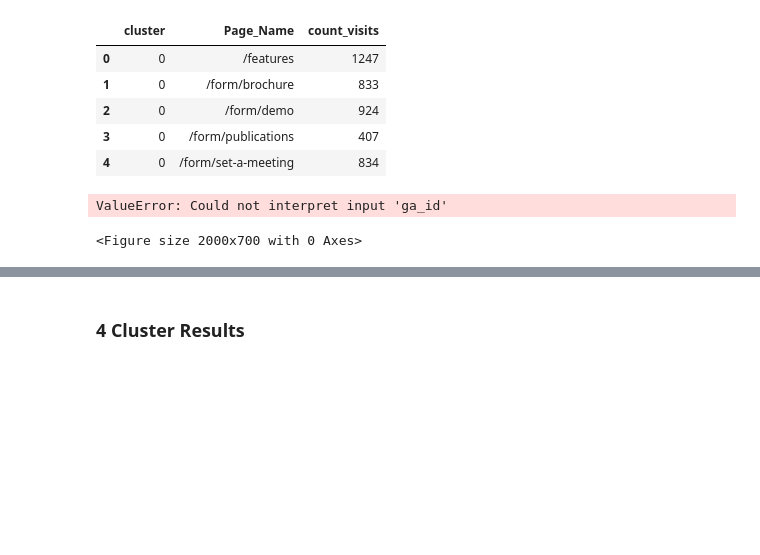
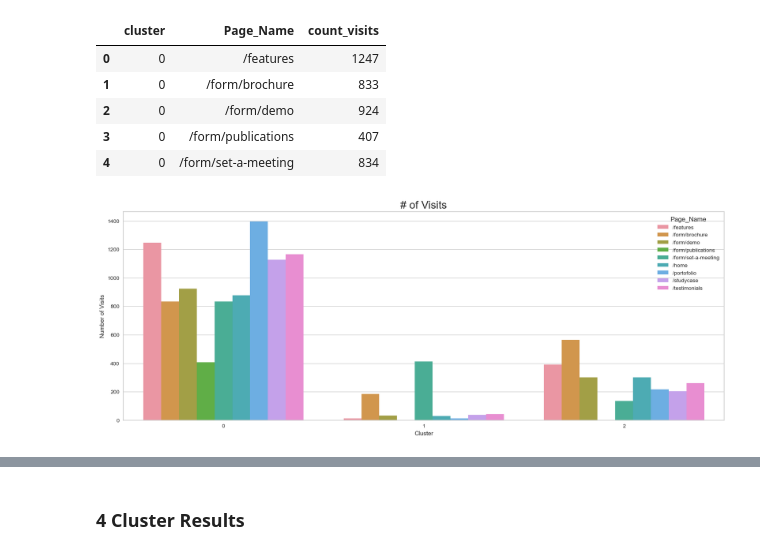
Before and after one commit to AdityaGita/da_saas_b4_labs, a Jupyter notebook: saas_analysis.ipynb, the cells around one changed output, grey strips where cells are left out. Saved outputs shown, nothing was run; the diff lists cells and outputs as text; code cells hidden in the pictures; blank space fills up the shorter version.

```diff
--- a/saas_analysis.ipynb
+++ b/saas_analysis.ipynb
@@ -375,14 +378,13 @@ most_visits.head()
 # %%
 # check engagements of each pages per cluster
 plt.figure(figsize=(20,7))
-sns.barplot(x='cluster',y='count_',data=most_visits, hue='Page_Name')
+sns.barplot(x='cluster',y='count_visits',data=most_visits, hue='Page_Name')
 plt.title('# of Visits', fontsize=20)
 plt.xlabel('Cluster')
 plt.ylabel('Number of Visits')
 plt.show()
 # %% [output]
-ValueError: Could not interpret input 'ga_id'
-<Figure size 2000x700 with 0 Axes>
+[figure, added]
 # %%
 # Discount distribution for each cluster
 cluster_cont = new_contracts.merge(df_cluster)
```
Also changed, not shown: parts of 16 cells of this notebook, 2 other files.
